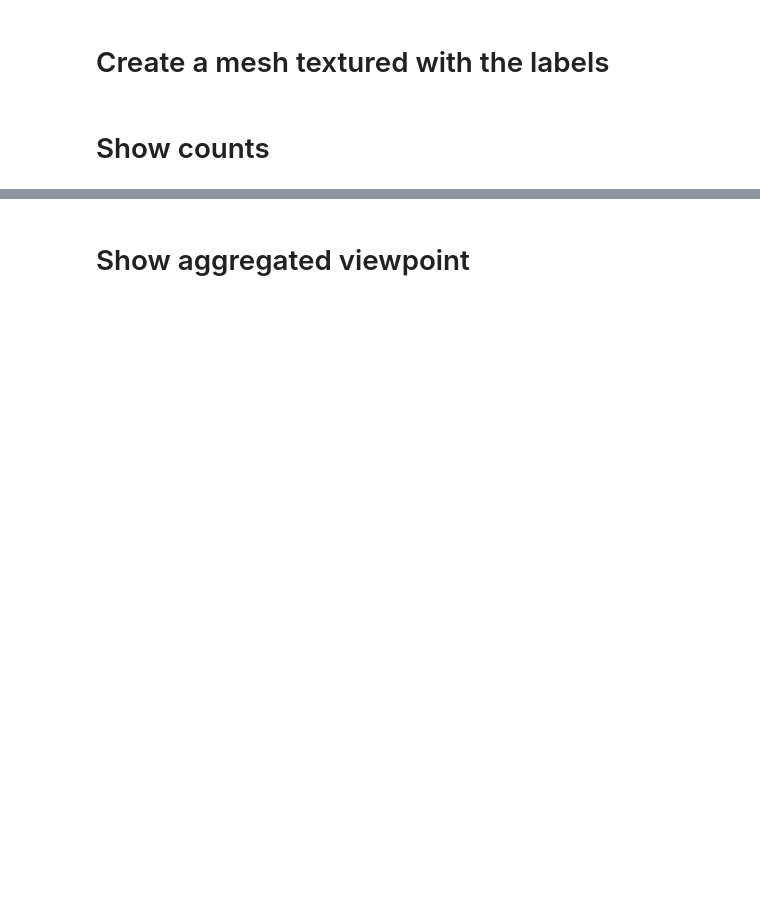
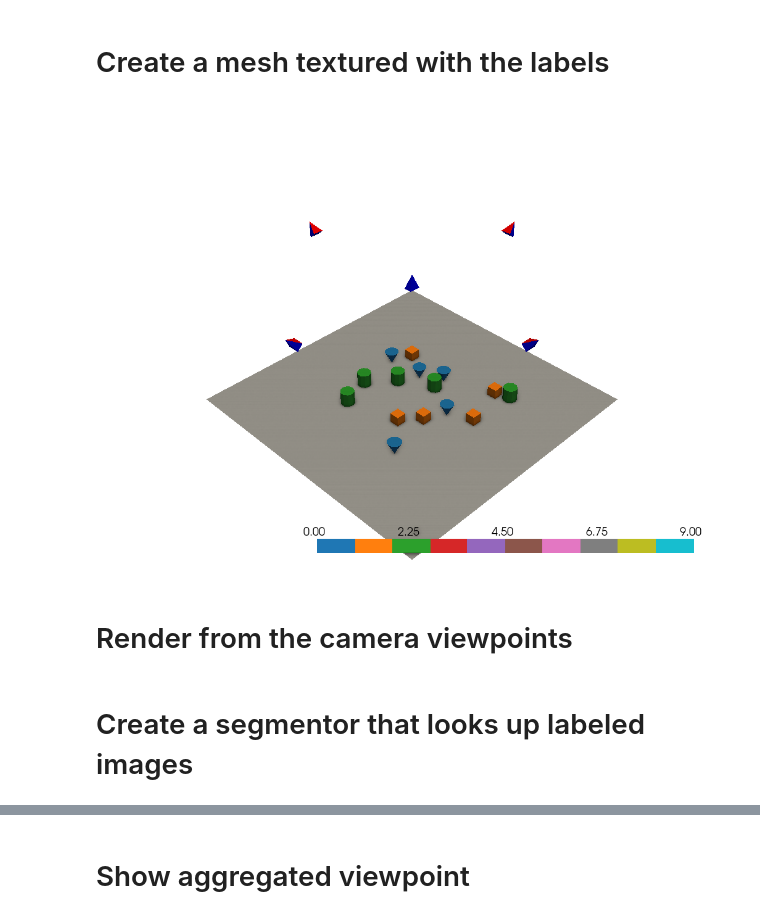
Before and after one commit to open-forest-observatory/geograypher, a Jupyter notebook: examples/concept_figure.ipynb, the cells around one changed output, grey strips where cells are left out. Drawn from its saved outputs; the diff is of its cells as text; code cells hidden in the pictures; blank space fills up the shorter version.

```diff
--- a/examples/concept_figure.ipynb
+++ b/examples/concept_figure.ipynb
@@ -255,11 +170,16 @@ realistic_mesh.vis(force_xvfb=True, camera_set=camera_set)
 # %%
 labeled_mesh = TexturedPhotogrammetryMesh(
     mesh, texture=IDs_per_face, texture_column_name="name"
 )
 labeled_mesh.vis(
     force_xvfb=True,
     camera_set=camera_set,
+    screenshot_filename=Path(FIGURES_SAVE_FOLDER, "labeled_scene.png"),
 )
+# %% [output]
+[figure, added]
+# %% [markdown]
+# Render from the camera viewpoints
 # %%
 import matplotlib.pyplot as plt
 from imageio import imwrite
@@ -325,4 +242,6 @@ for i in range(5):
         plt.close()
     else:
         plt.show()
+# %% [markdown]
+# Create a segmentor that looks up labeled images
 # %%
@@ -334,5 +248,3 @@ from multiview_mapping_toolkit.segmentation.segmentor import (
 segmentor = LookUpSegmentor(IMAGE_FOLDER, LABEL_IMAGES_FOLDER, num_classes=3)
 segmentor_camera_set = SegmentorPhotogrammetryCameraSet(camera_set, segmentor)
 aggregation_mesh = TexturedPhotogrammetryMesh(mesh=mesh)
-# %% [markdown]
-# Show counts
```
Also changed, not shown: parts of 18 cells of this notebook.
